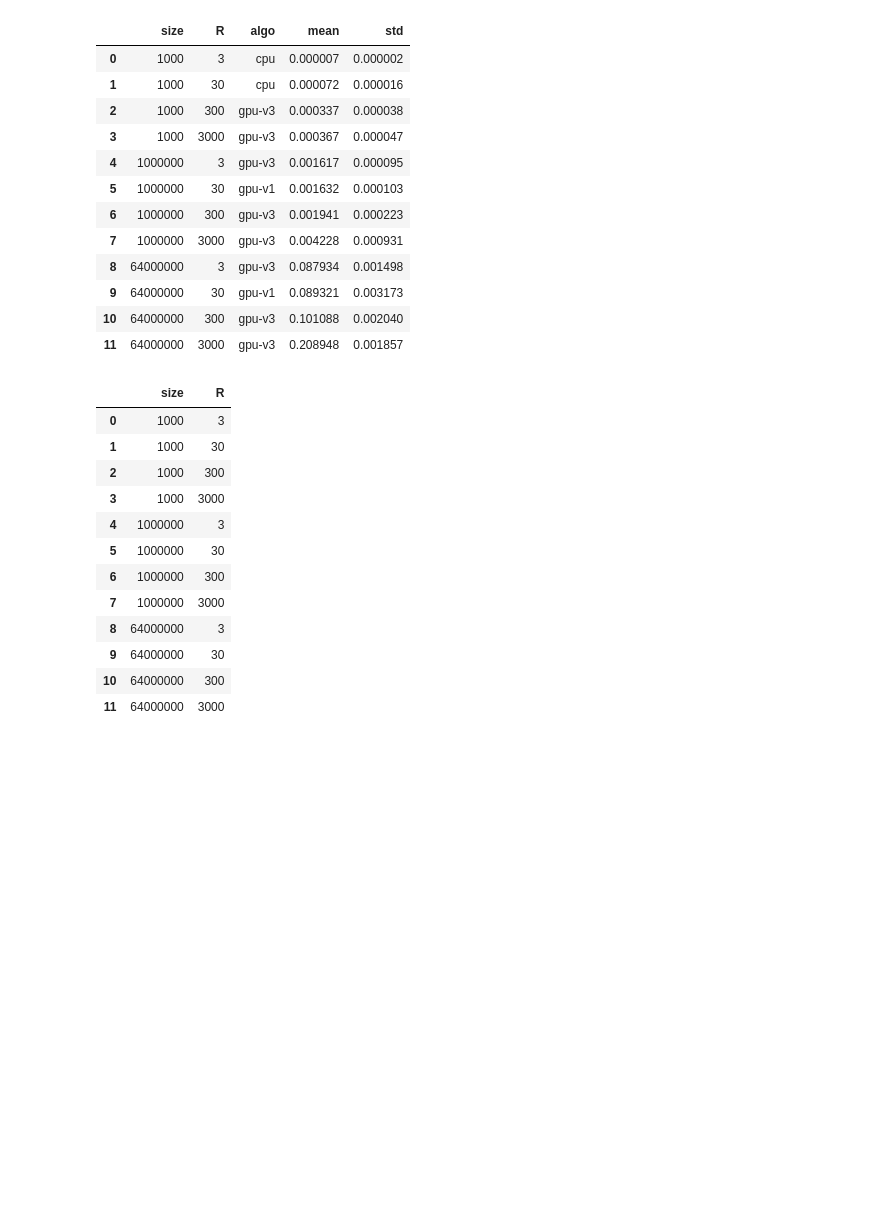
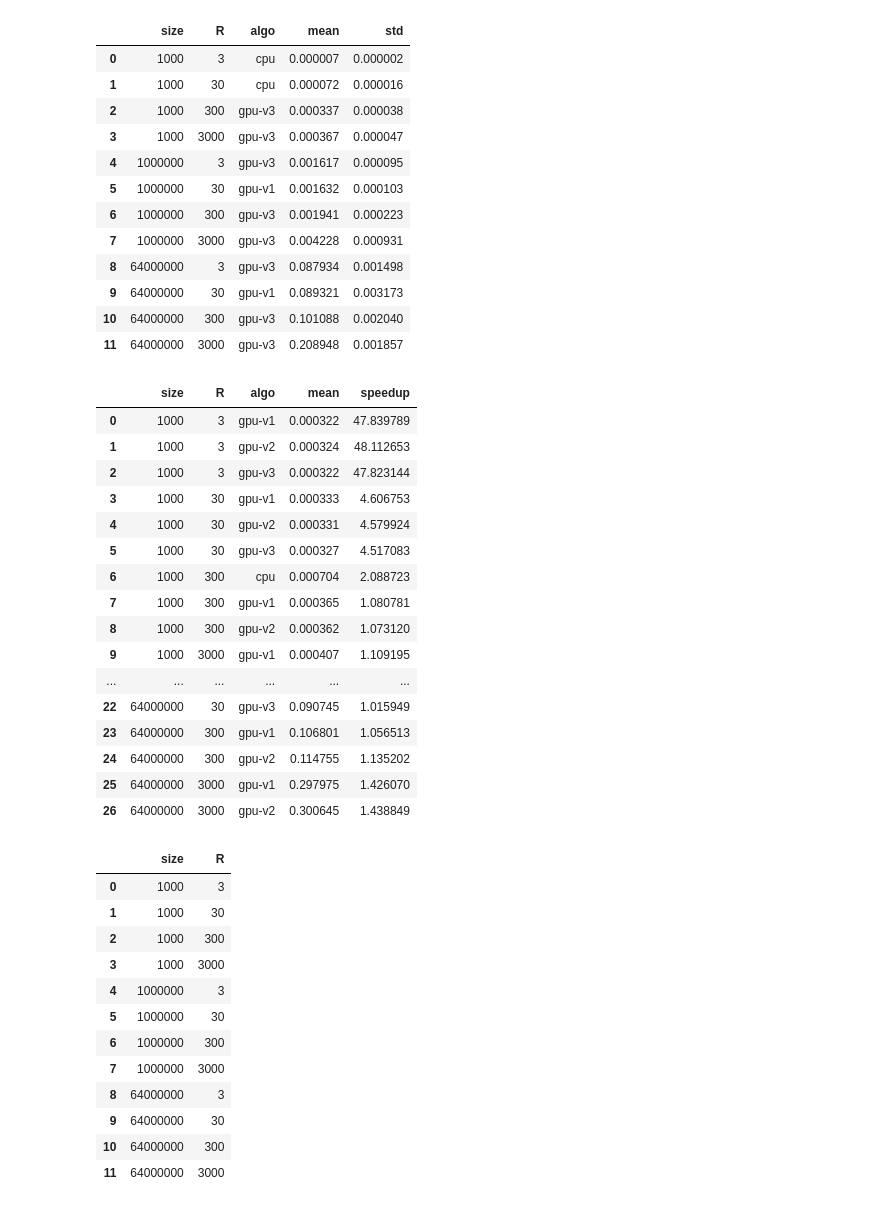
Before and after one commit to vitreusx/hpc, a Jupyter notebook: stencil/plots.ipynb, the cells around one changed output. Cells and saved outputs as stored; diff of their text form; code cells hidden in the pictures; blank space fills up the shorter version.

```diff
--- a/stencil/plots.ipynb
+++ b/stencil/plots.ipynb
@@ -91,6 +91,34 @@ best_df
 | 9 | 64000000 | 30 | gpu-v1 | 0.089321 | 0.003173 |
 | 10 | 64000000 | 300 | gpu-v3 | 0.101088 | 0.002040 |
 | 11 | 64000000 | 3000 | gpu-v3 | 0.208948 | 0.001857 |
+# %%
+speedup_df = ps.sqldf("""
+select H.size, H.R, H.algo, H.mean, H.mean/B.mean "speedup"
+from hypers_df H
+  join best_df B
+    on H.size = B.size
+    and H.R = B.R
+where H.mean <> B.mean;
+""")
+speedup_df
+# %% [output]
+|  | size | R | algo | mean | speedup |
+| 0 | 1000 | 3 | gpu-v1 | 0.000322 | 47.839789 |
+| 1 | 1000 | 3 | gpu-v2 | 0.000324 | 48.112653 |
+| 2 | 1000 | 3 | gpu-v3 | 0.000322 | 47.823144 |
+| 3 | 1000 | 30 | gpu-v1 | 0.000333 | 4.606753 |
+| 4 | 1000 | 30 | gpu-v2 | 0.000331 | 4.579924 |
+| 5 | 1000 | 30 | gpu-v3 | 0.000327 | 4.517083 |
+| 6 | 1000 | 300 | cpu | 0.000704 | 2.088723 |
+| 7 | 1000 | 300 | gpu-v1 | 0.000365 | 1.080781 |
+| 8 | 1000 | 300 | gpu-v2 | 0.000362 | 1.073120 |
+| 9 | 1000 | 3000 | gpu-v1 | 0.000407 | 1.109195 |
+| ... | ... | ... | ... | ... | ... |
+| 22 | 64000000 | 30 | gpu-v3 | 0.090745 | 1.015949 |
+| 23 | 64000000 | 300 | gpu-v1 | 0.106801 | 1.056513 |
+| 24 | 64000000 | 300 | gpu-v2 | 0.114755 | 1.135202 |
+| 25 | 64000000 | 3000 | gpu-v1 | 0.297975 | 1.426070 |
+| 26 | 64000000 | 3000 | gpu-v2 | 0.300645 | 1.438849 |
 # %%
 xy_values = ps.sqldf("""
 select distinct size, R
```
Also changed, not shown: 24 other files.
